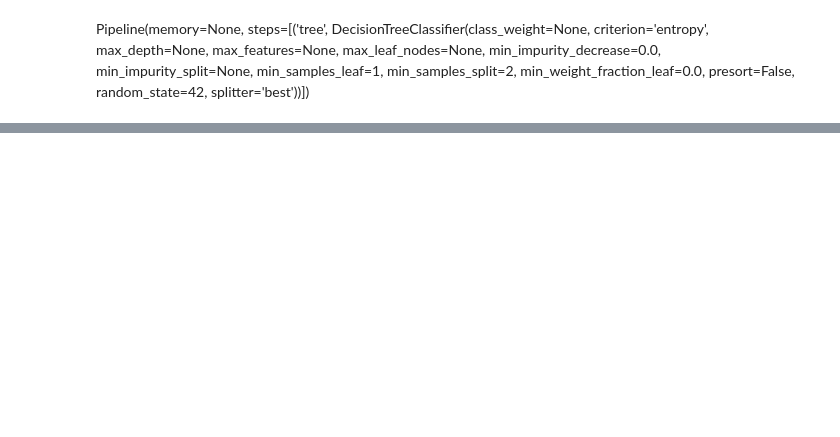
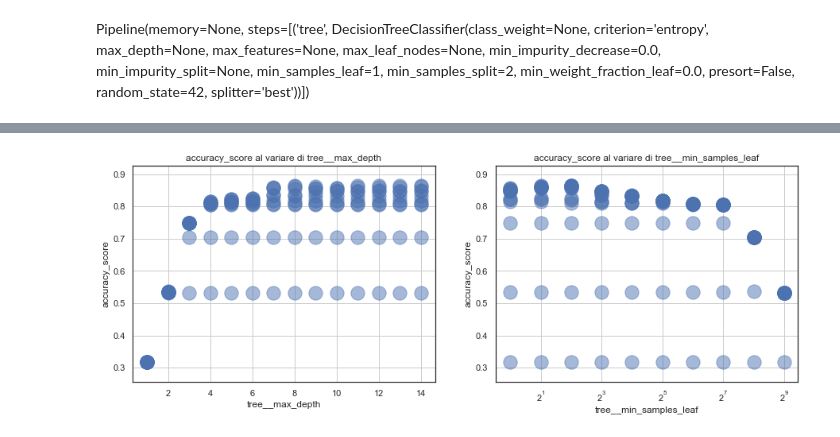
Before and after one commit to DedZago/msbd, a Jupyter notebook: albero2.ipynb, the cells around one changed output, grey strips where cells are left out. Drawn from its saved outputs; the diff is of its cells as text; code cells hidden in the pictures; blank space fills up the shorter version.

```diff
--- a/albero2.ipynb
+++ b/albero2.ipynb
@@ -116,7 +96,7 @@ for params in tqdm.tqdm(param_grid):
     dtc.set_params(**params)
     dtc.fit(X_train, y_train)
     y_pred = dtc.predict(X_val)
-    params["entropy"] = accuracy_score(y_val, y_pred)
+    params["accuracy_score"] = accuracy_score(y_val, y_pred)
     risultati.append(params)
 
 risultati = pd.DataFrame(risultati).sort_values(["accuracy_score", "tree__max_depth"], ascending=[False, True])
@@ -128,0 +128,16 @@ risultati.tail()
+# %%
+plt.figure(figsize=(15, 5))
+
+plt.subplot(121)
+grafico_metrica_iperparametro(risultati, "tree__max_depth", "accuracy_score", alpha=0.5)
+
+plt.subplot(122)
+grafico_metrica_iperparametro(risultati, "tree__min_samples_leaf", "accuracy_score", alpha=0.5)
+plt.xscale("log", basex=2)
+
+plt.show()
+
+#probabilmente una profondità massima di 4 e un numero minimo di unità per foglia pari a 4 o 8 sono sufficienti
+#(vedi tabella risultati prime due righe)
+# %% [output]
+[figure, added]
```
Also changed, not shown: parts of 17 cells of this notebook, 8 other files.
